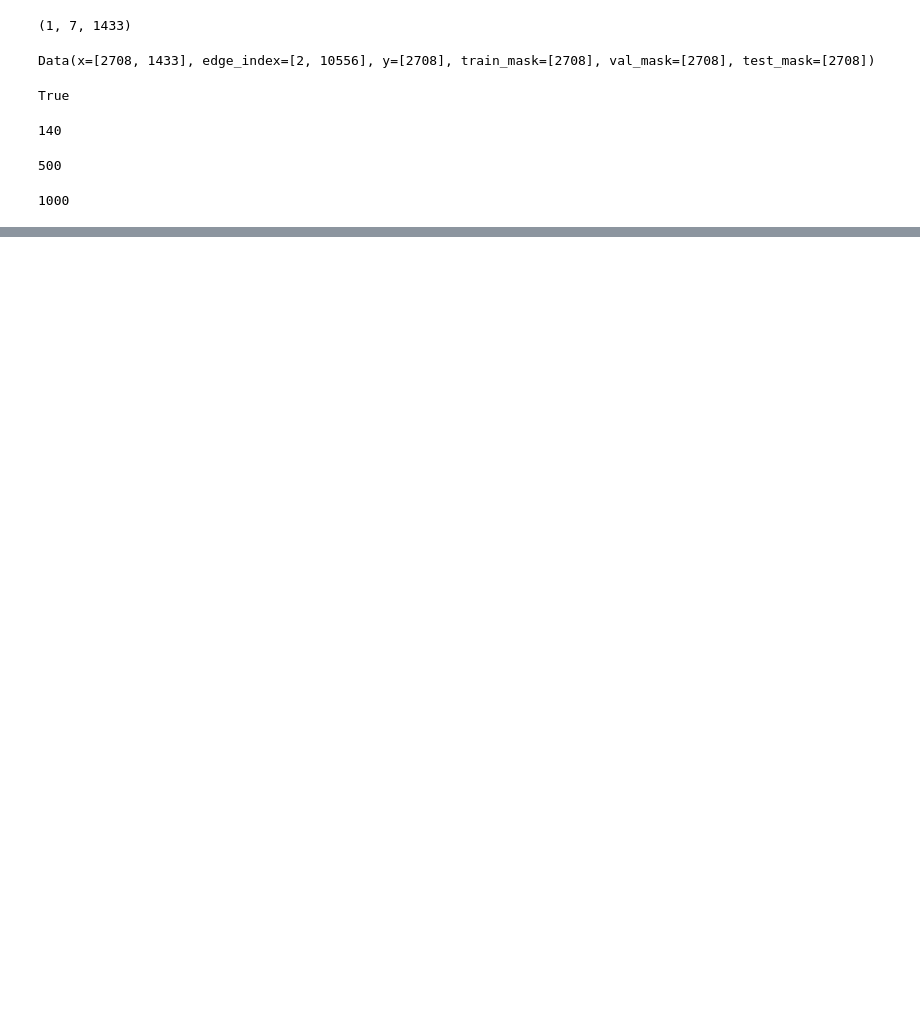
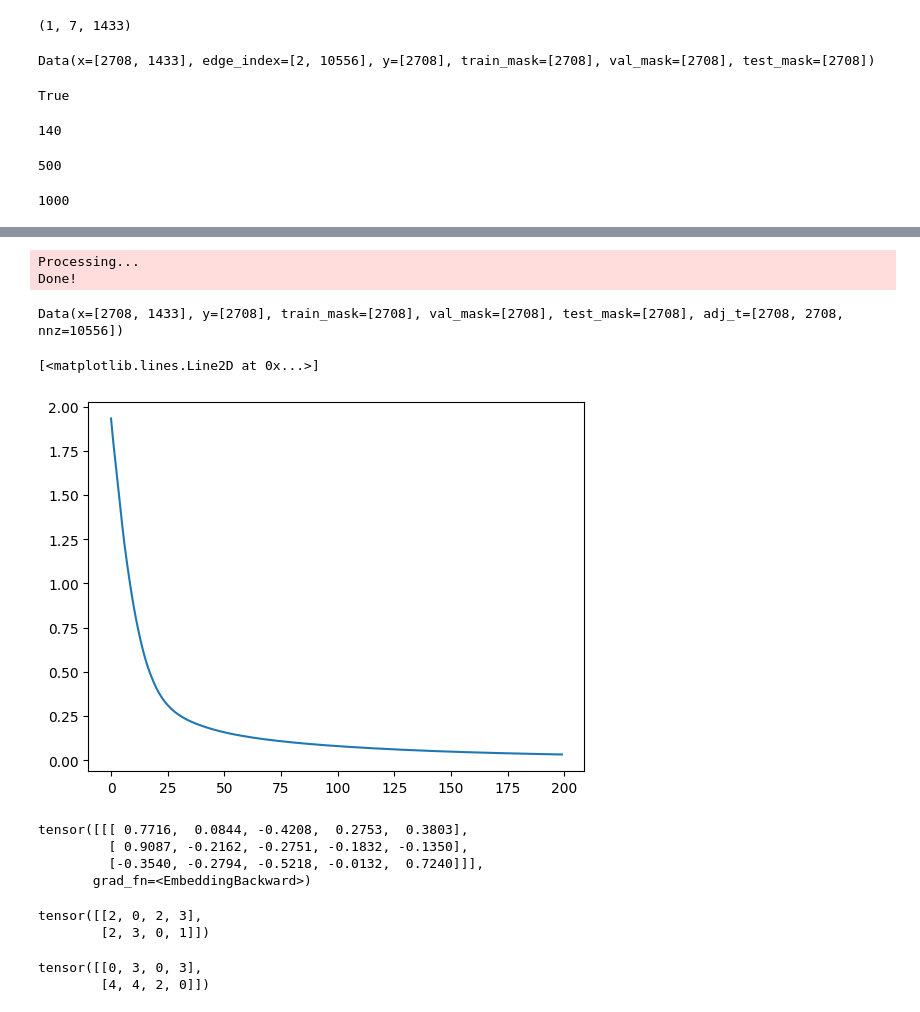
Before and after one commit to ximi2002/KNG_LAB, a Jupyter notebook: GNN/PLNLP-master/pyg.ipynb, the cells around one changed output, grey strips where cells are left out. Cells and saved outputs as stored; diff of their text form; code cells hidden in the pictures; blank space fills up the shorter version.

```diff
--- a/GNN/PLNLP-master/pyg.ipynb
+++ b/GNN/PLNLP-master/pyg.ipynb
@@ -152,0 +644,52 @@ data.test_mask.sum().item()
+# %%
+import torch
+import torch.nn.functional as F
+
+from torch_geometric.nn import GCNConv
+import torch_geometric.transforms as T
+from torch_geometric.datasets import Planetoid
+
+dataset = Planetoid(root='/home/suzhang/data/',name='Cora' ,transform=T.ToSparseTensor())
+data = dataset[0]
+# %% [output]
+Processing...
+Done!
+# %%
+data = dataset[0]
+data
+# %% [output]
+Data(x=[2708, 1433], y=[2708], train_mask=[2708], val_mask=[2708], test_mask=[2708], adj_t=[2708, 2708, nnz=10556])
+# %%
+class GNN(torch.nn.Module):
+    def __init__(self):
+        super().__init__()
+        self.conv1 = GCNConv(dataset.num_features, 16, cached=True)
+        self.conv2 = GCNConv(16, dataset.num_classes, cached=True)
+
+    def forward(self, x, adj_t):
+        x = self.conv1(x, adj_t)
+        x = F.relu(x)
+        x = self.conv2(x, adj_t)
+        return F.log_softmax(x, dim=1)
+
+model = GNN()
+optimizer = torch.optim.Adam(model.parameters(), lr=0.01)
+
+def train(data):
+    model.train()
+    optimizer.zero_grad()
+    out = model(data.x, data.adj_t)
+    loss = F.nll_loss(out, data.y)
+    loss.backward()
+    optimizer.step()
+    return float(loss)
+
+losses=[]
+for epoch in range(1, 201):
+    loss = train(data)
+    losses.append(loss)
+
+plt.plot(range(len(losses)),losses)
+# %% [output]
+[<matplotlib.lines.Line2D at 0x...>]
+[figure, added]
@@ -152,0 +707,22 @@ data.test_mask.sum().item()
+# %%
+embedding(torch.tensor([[1,2,0]]))
+# %% [output]
+tensor([[[ 0.7716,  0.0844, -0.4208,  0.2753,  0.3803],
+         [ 0.9087, -0.2162, -0.2751, -0.1832, -0.1350],
+         [-0.3540, -0.2794, -0.5218, -0.0132,  0.7240]]],
+       grad_fn=<EmbeddingBackward>)
+# %%
+# Standard usage
+from torch_geometric.utils import negative_sampling
+edge_index = torch.tensor([[0, 0, 1, 2],
+                            [0, 1, 2, 3]])
+negative_sampling(edge_index)
+# %% [output]
+tensor([[2, 0, 2, 3],
+        [2, 3, 0, 1]])
+# %%
+negative_sampling(edge_index, num_nodes=5)
+# 二部图
+# %% [output]
+tensor([[0, 3, 0, 3],
+        [4, 4, 2, 0]])
```
Also changed, not shown: parts of 40 cells of this notebook, 10 other files.
